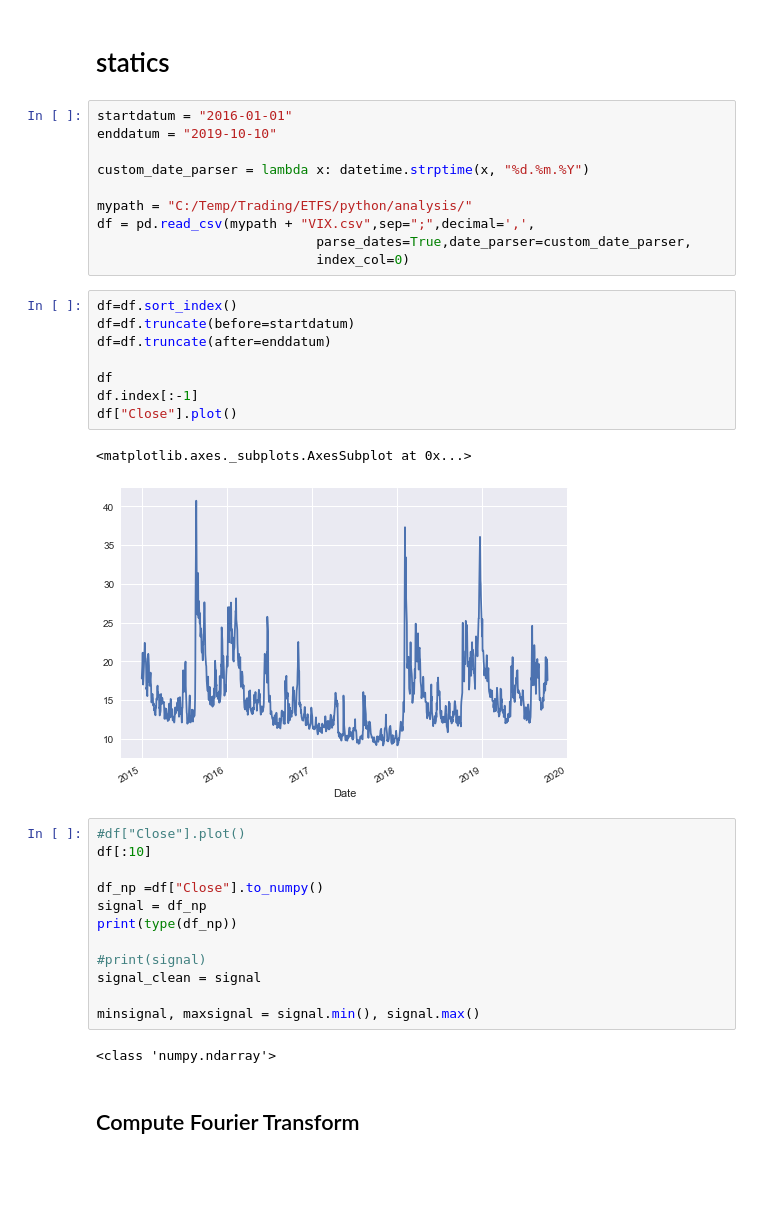
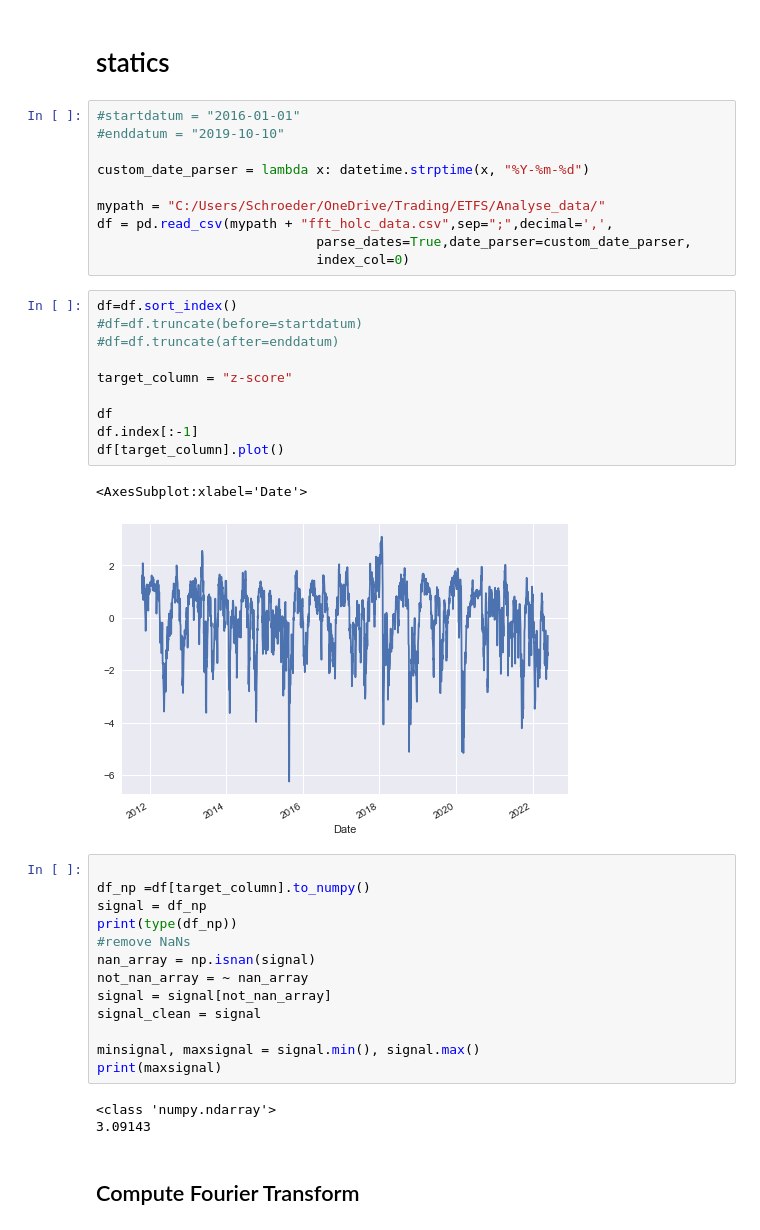
Before and after one commit to lotharm/Analysis, a Jupyter notebook: Fourier.ipynb, the cells around one changed output. Cells and saved outputs as stored; diff of their text form; blank space fills up the shorter version.

Commit message:
SCANNER und ANALYSIS Folder aufgesetz
This is the initial , comprehensive setup for SCANNER and aNALYSIS, both .py AND Jupyther Noteboks

```diff
--- a/Fourier.ipynb
+++ b/Fourier.ipynb
@@ -13,40 +13,44 @@ plt.style.use('seaborn')
 # %% [markdown]
 # statics
 # %%
-startdatum = "2016-01-01"
-enddatum = "2019-10-10"
+#startdatum = "2016-01-01"
+#enddatum = "2019-10-10"
 
-custom_date_parser = lambda x: datetime.strptime(x, "%d.%m.%Y")
+custom_date_parser = lambda x: datetime.strptime(x, "%Y-%m-%d")
 
-mypath = "C:/Temp/Trading/ETFS/python/analysis/"
-df = pd.read_csv(mypath + "VIX.csv",sep=";",decimal=',',
+mypath = "C:/Users/Schroeder/OneDrive/Trading/ETFS/Analyse_data/"
+df = pd.read_csv(mypath + "fft_holc_data.csv",sep=";",decimal=',',
                             parse_dates=True,date_parser=custom_date_parser,
                             index_col=0)
 # %%
 df=df.sort_index()
-df=df.truncate(before=startdatum)
-df=df.truncate(after=enddatum)
+#df=df.truncate(before=startdatum)
+#df=df.truncate(after=enddatum)
+
+target_column = "z-score"
 
 df
 df.index[:-1]
-df["Close"].plot()
+df[target_column].plot()
 # %% [output]
-<matplotlib.axes._subplots.AxesSubplot at 0x...>
+<AxesSubplot:xlabel='Date'>
-[figure, old version]
+[figure, new version]
 # %%
-#df["Close"].plot()
-df[:10]
 
-df_np =df["Close"].to_numpy()
+df_np =df[target_column].to_numpy()
 signal = df_np
 print(type(df_np))
-
-#print(signal)
+#remove NaNs
+nan_array = np.isnan(signal)
+not_nan_array = ~ nan_array
+signal = signal[not_nan_array]
 signal_clean = signal
 
 minsignal, maxsignal = signal.min(), signal.max()
+print(maxsignal)
 # %% [output]
 <class 'numpy.ndarray'>
+3.09143
 # %% [markdown]
 ## Compute Fourier Transform
 # %%
```
Also changed, not shown: parts of 3 cells of this notebook, 8 other files.
